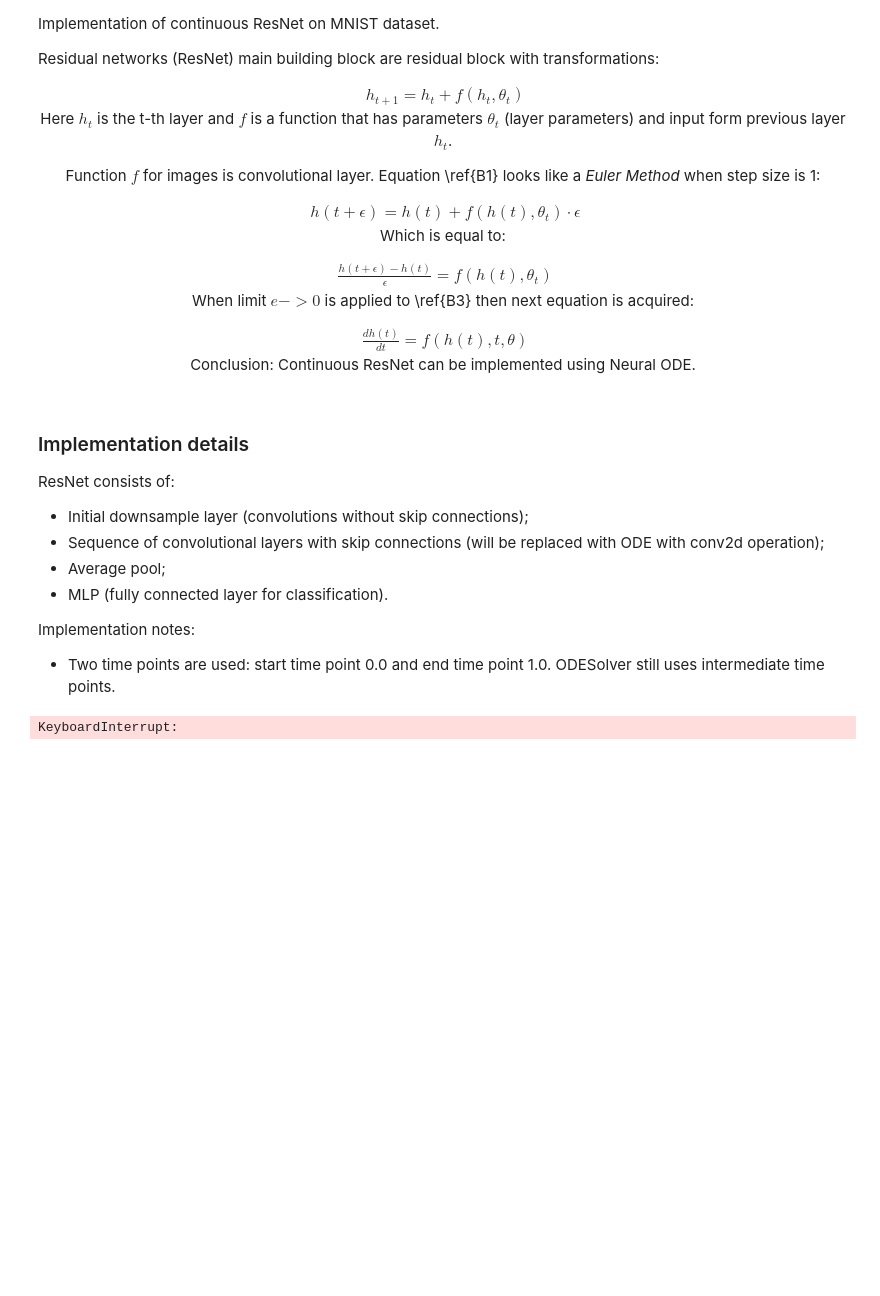
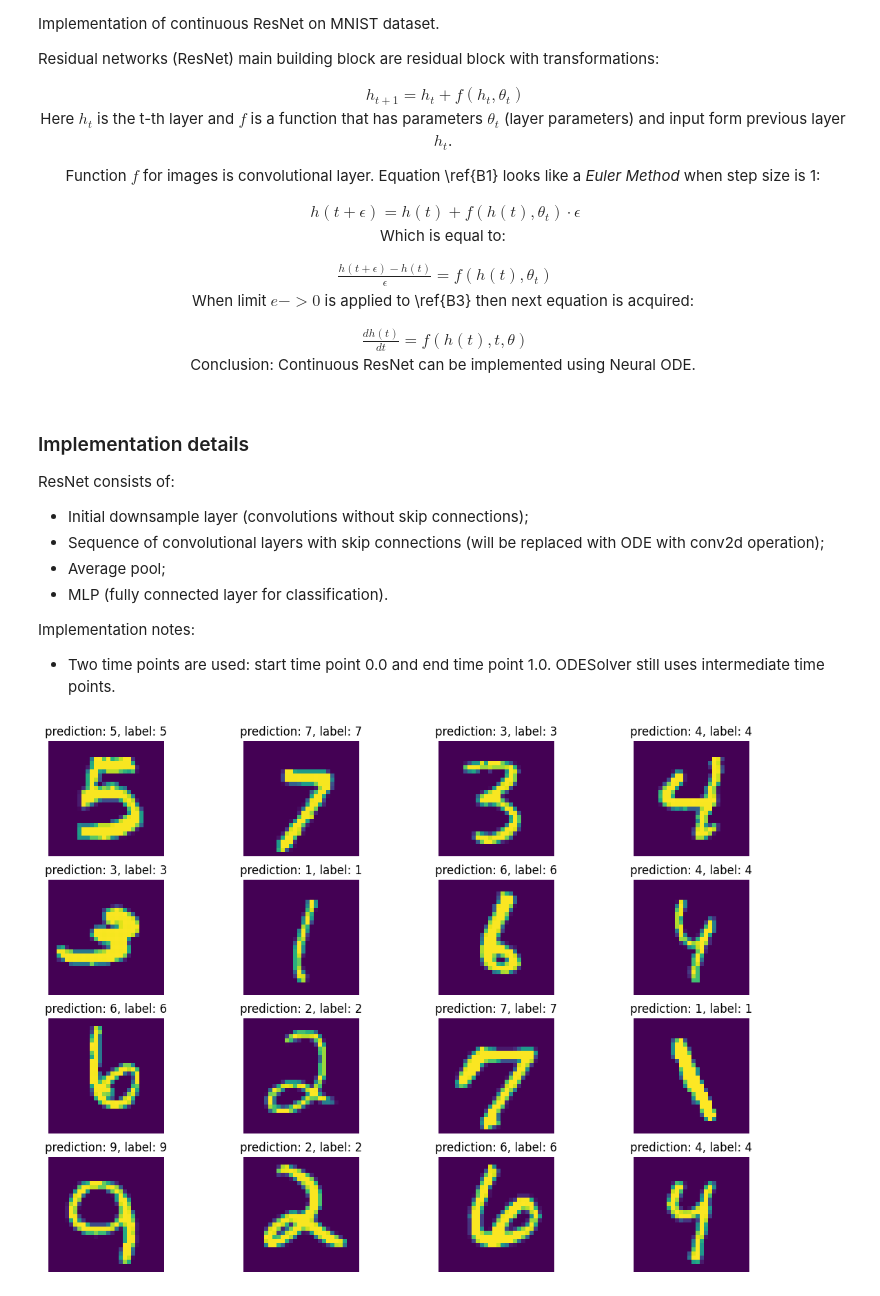
Before and after one commit to Robotmurlock/NeuralODE, a Jupyter notebook: Nodebook.ipynb, the cells around one changed output. Cells and saved outputs as stored; diff of their text form; code cells hidden in the pictures; blank space fills up the shorter version.

```diff
--- a/Nodebook.ipynb
+++ b/Nodebook.ipynb
@@ -144,6 +144,7 @@ class EulerMethod(ODESolver):
         n_steps = int(torch.ceil(torch.abs(t1 - t0) / self._max_step_size).max().item())
         h = (t1 - t0) / n_steps  # step size
 
+
         # Initial state
         t = t0
         z = z0
@@ -159,7 +160,8 @@ class EulerMethod(ODESolver):
                 ts.append(t)
 
         if return_all_states:
-            return torch.stack(zs), torch.stack(ts)
+            zs, ts = torch.stack(zs), torch.stack(ts)
+            return zs, ts
 
         return z, t  # only last state
 # %%
@@ -613,7 +615,7 @@ class ODEAdjoint(torch.autograd.Function):
                 # a_theta is set to 0
                 a = a + dLdz_i
                 a_t[i_t] = a_t[i_t] - dLdt_i
-                a_theta_i = torch.zeros(batch_size, n_params)  # We defined dL/dtheta as 0
+                a_theta_i = torch.zeros(batch_size, n_params).to(z_i)  # We defined dL/dtheta as 0
                 z_i = z_i.view(batch_size, n_dim) # flatten for concat
                 z0_aug = torch.cat([z_i, a, a_t[i_t], a_theta_i], dim=-1)
 
@@ -914,7 +916,7 @@ class ConvODEF(ODEF):
 
     def forward(self, x: torch.Tensor, t: torch.Tensor) -> torch.Tensor:
         batch_size, _, w, h = x.shape
-        t_expanded = t.expand(batch_size, 1, w, h)  # channel dimension ~ 1
+        t_expanded = t.expand(batch_size, 1, w, h).to(x)  # channel dimension ~ 1
         xt = torch.cat([x, t_expanded], dim=1)
 
         h = self._conv1(xt)
@@ -927,9 +929,9 @@ class ContinuousResNet(nn.Module):
     def __init__(self):
         super(ContinuousResNet, self).__init__()
         self._downsample = nn.Sequential(
-            CNNBlock(1, 32, kernel_size=3),
-            CNNBlock(32, 32, kernel_size=3, stride=2, padding=1),
-            CNNBlock(32, 64, kernel_size=3, stride=2, padding=1)
+            CNNBlock(1, 64, kernel_size=3),
+            CNNBlock(64, 64, kernel_size=3, stride=2, padding=1),
+            CNNBlock(64, 64, kernel_size=3, stride=2, padding=1)
         )
         self._cnn_with_residuals = NeuralODE(ConvODEF(64, 64, kernel_size=3))
         self._time = torch.tensor([0.0, 1.0]).view(2, 1, 1)
@@ -940,7 +942,7 @@ class ContinuousResNet(nn.Module):
 
     def forward(self, x: torch.Tensor) -> torch.Tensor:
         x = self._downsample(x)
-        x = self._cnn_with_residuals(x, self._time)
+        # x = self._cnn_with_residuals(x, self._time.to(x))
         x = self._avgpool(x)
         x = self._flatten(x)
         return self._classifier(x)
@@ -950,6 +952,7 @@ def train_model(
     model: nn.Module,
     train_loader: torch.utils.data.DataLoader,
     val_loader: torch.utils.data.DataLoader,
+    device: Union[torch.device, str],
     n_epochs: int = 10
 ):
     loss_func = nn.CrossEntropyLoss()
@@ -964,6 +967,9 @@ def train_model(
 
             # Train
             for images, labels in tqdm(train_loader, desc='training', unit='batch'):
+                images, labels = images.to(device), labels.to(device)
+                batch_size = images.shape[0]
+
                 optimizer.zero_grad()
                 outputs = model(images)
                 loss = loss_func(outputs, labels)
@@ -972,22 +978,32 @@ def train_model(
 
                 train_loss_value_items.append(loss.detach().cpu().item())
                 predicted_labels = torch.argmax(outputs, dim=-1)
-                train_accuracy.append((predicted_labels == labels).detach().cpu().sum().item())
+                batch_accuracy = (predicted_labels == labels).detach().cpu().sum().item() / batch_size
+                train_accuracy.append(batch_accuracy)
 
             # Evaluation
             with torch.no_grad():
                 for images, labels in tqdm(val_loader, desc='validation', unit='batch'):
+                    images, labels = images.to(device), labels.to(device)
+                    batch_size = images.shape[0]
+
                     outputs = model(images)
                     loss = loss_func(outputs, labels)
 
                     val_loss_value_items.append(loss.detach().cpu().item())
                     predicted_labels = torch.argmax(outputs, dim=-1)
-                    val_accuracy.append((predicted_labels == labels).detach().cpu().sum().item())
+                    batch_accuracy = (predicted_labels == labels).detach().cpu().sum().item() / batch_size
+                    val_accuracy.append(batch_accuracy)
 
             pbar.set_description('Train accuracy: '
-                                 f'{sum(train_accuracy)/len(train_accuracy):.4f}'
-                                ', Val accuracy: '
-                                f'{sum(val_accuracy)/len(val_accuracy):.4f}')
+                                 f'{100*sum(train_accuracy)/len(train_accuracy):.2f}%'
+                                 ', Val accuracy: '
+                                 f'{100*sum(val_accuracy)/len(val_accuracy):.2f}%'
+                                 ', Train loss: '
+                                 f'{sum(train_loss_value_items)/len(train_loss_value_items):.4f}'
+                                 ', Val loss: '
+                                 f'{sum(val_loss_value_items)/len(val_loss_value_items):.4f}'
+                                )
 
 
 BATCH_SIZE = 64
@@ -1020,8 +1036,30 @@ mnist_val_loader = torch.utils.data.DataLoader(
 )
 
 
+device = torch.device('cuda' if torch.cuda.is_available() else 'cpu')
 node_model = ContinuousResNet()
+node_model.train()
+node_model.to(device)
 
-train_model(node_model, mnist_train_loader, mnist_val_loader)
+train_model(node_model, mnist_train_loader, mnist_val_loader, device=device)
-# %% [output]
-KeyboardInterrupt:
+# %%
+# model output visualization on validation part od dataset.
+for image_samples, label_samples in mnist_val_loader:
+    break
+image_samples, label_samples = image_samples[:16].to(device), label_samples[:16].to(device)
+
+node_model.eval()
+predicted_label_samples = torch.argmax(node_model(image_samples), dim=-1).detach().cpu().numpy()
+image_samples, label_samples = image_samples.detach().cpu().numpy(), label_samples.detach().cpu().numpy()
+
+fig, axs = plt.subplots(figsize=(14, 10), nrows=4, ncols=4)
+for i in range(image_samples.shape[0]):
+    col = i % 4
+    row = i // 4
+    axs[row, col].imshow(image_samples[i][0])
+    axs[row, col].axis('off')
+    axs[row, col].set_title(f'prediction: {predicted_label_samples[i]}, label: {predicted_label_samples[i]}')
+
+plt.show()
+# %% [output]
+[figure, added]
```
Also changed, not shown: parts of 1 cell of this notebook, 1 other file.
